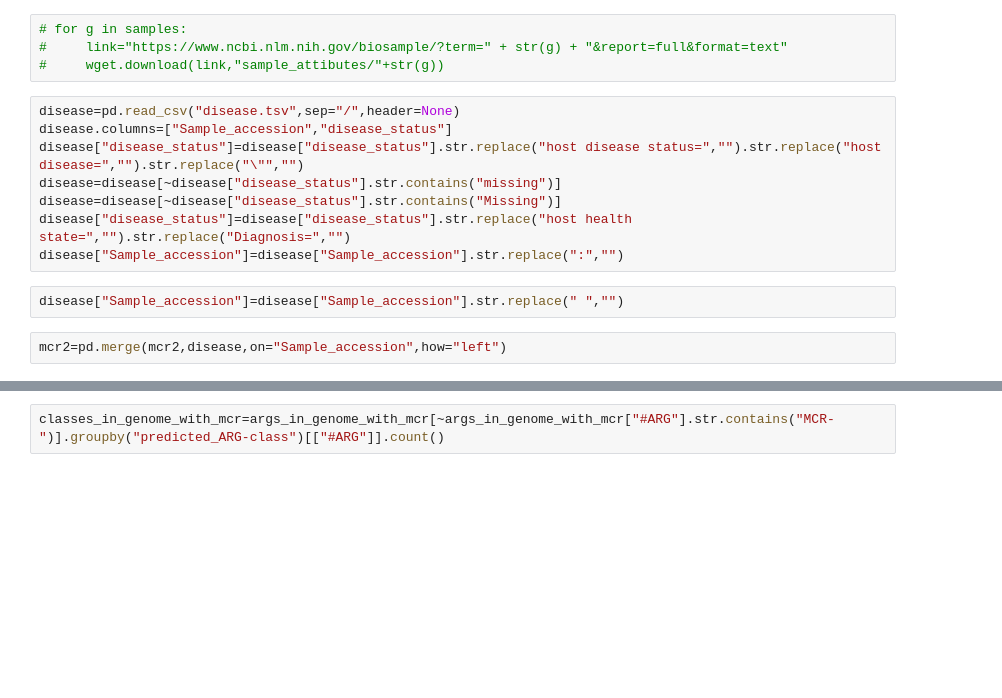
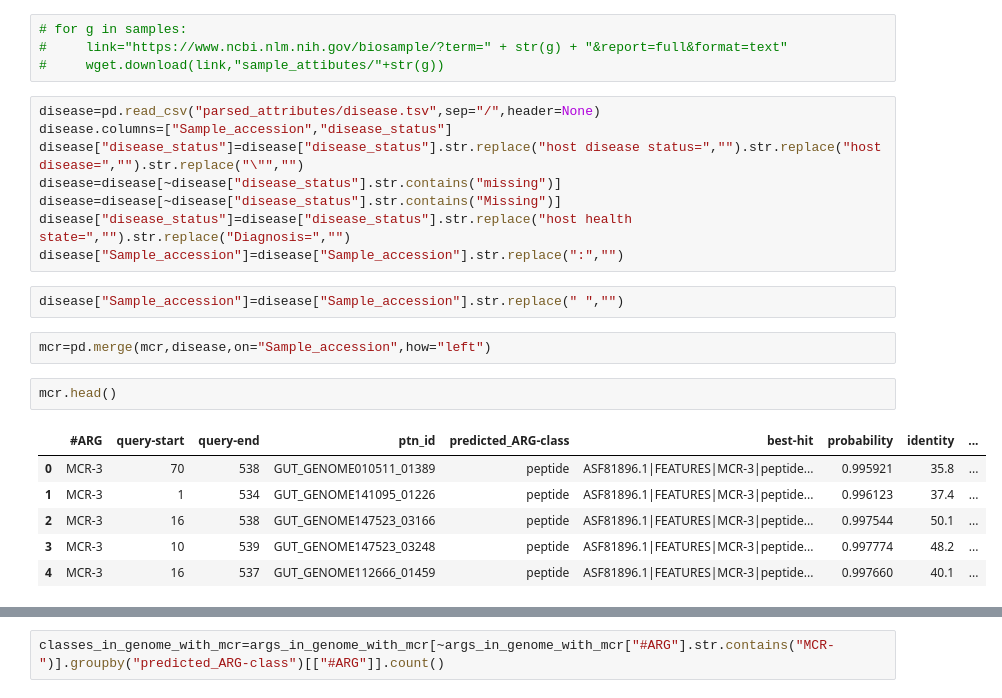
Before and after one commit to rcuadrat/human_microbiome_mcr, a Jupyter notebook: MCR_human.ipynb, the cells around one changed output, grey strips where cells are left out. Saved outputs shown, nothing was run; the diff lists cells and outputs as text; blank space fills up the shorter version.

```diff
--- a/MCR_human.ipynb
+++ b/MCR_human.ipynb
@@ -435,7 +327,7 @@ samples=mcr2["Sample_accession"].drop_duplicates().to_list()
 #     link="https://www.ncbi.nlm.nih.gov/biosample/?term=" + str(g) + "&report=full&format=text"
 #     wget.download(link,"sample_attibutes/"+str(g))
 # %%
-disease=pd.read_csv("disease.tsv",sep="/",header=None)
+disease=pd.read_csv("parsed_attributes/disease.tsv",sep="/",header=None)
 disease.columns=["Sample_accession","disease_status"]
 disease["disease_status"]=disease["disease_status"].str.replace("host disease status=","").str.replace("host disease=","").str.replace("\"","")
 disease=disease[~disease["disease_status"].str.contains("missing")]
@@ -445,4 +337,13 @@ disease["Sample_accession"]=disease["Sample_accession"].str.replace(":","")
 # %%
 disease["Sample_accession"]=disease["Sample_accession"].str.replace(" ","")
 # %%
-mcr2=pd.merge(mcr2,disease,on="Sample_accession",how="left")
+mcr=pd.merge(mcr,disease,on="Sample_accession",how="left")
+# %%
+mcr.head()
+# %% [output]
+|  | #ARG | query-start | query-end | ptn_id | predicted_ARG-class | best-hit | probability | identity | ... |
+| 0 | MCR-3 | 70 | 538 | GUT_GENOME010511_01389 | peptide | ASF81896.1|FEATURES|MCR-3|peptide... | 0.995921 | 35.8 | ... |
+| 1 | MCR-3 | 1 | 534 | GUT_GENOME141095_01226 | peptide | ASF81896.1|FEATURES|MCR-3|peptide... | 0.996123 | 37.4 | ... |
+| 2 | MCR-3 | 16 | 538 | GUT_GENOME147523_03166 | peptide | ASF81896.1|FEATURES|MCR-3|peptide... | 0.997544 | 50.1 | ... |
+| 3 | MCR-3 | 10 | 539 | GUT_GENOME147523_03248 | peptide | ASF81896.1|FEATURES|MCR-3|peptide... | 0.997774 | 48.2 | ... |
+| 4 | MCR-3 | 16 | 537 | GUT_GENOME112666_01459 | peptide | ASF81896.1|FEATURES|MCR-3|peptide... | 0.997660 | 40.1 | ... |
```
Also changed, not shown: parts of 149 cells of this notebook.
